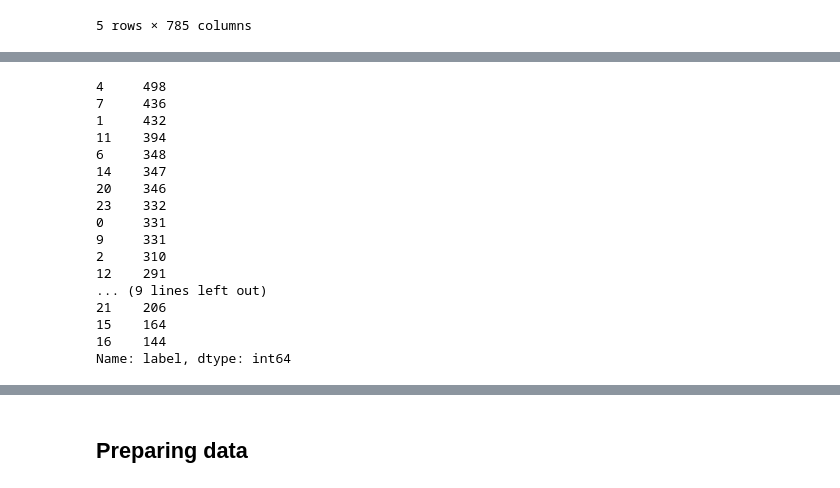
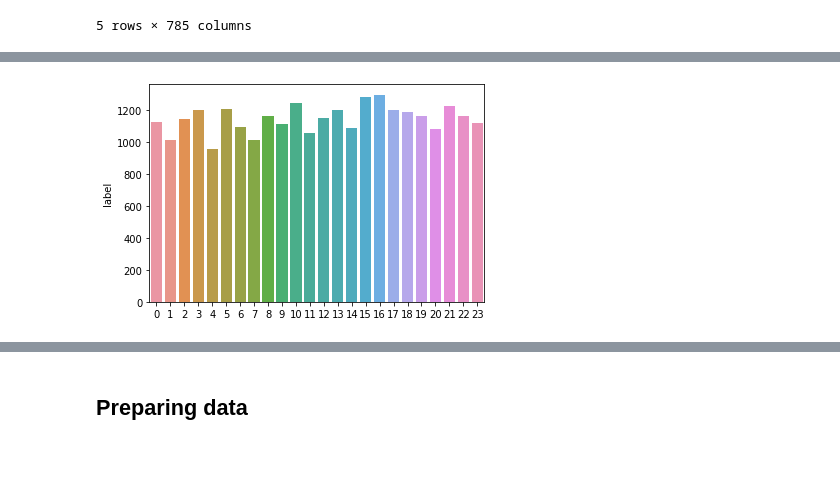
Before and after one commit to HuyenNguyenHelen/Computer-Vision-Pytorch, a Jupyter notebook: reproduced-submission/02_asl_pytorch.ipynb, the cells around one changed output, grey strips where cells are left out. Saved outputs shown, nothing was run; the diff lists cells and outputs as text; code cells hidden in the pictures; blank space fills up the shorter version.

```diff
--- a/reproduced-submission/02_asl_pytorch.ipynb
+++ b/reproduced-submission/02_asl_pytorch.ipynb
@@ -67,20 +50,5 @@ Name: label, dtype: int64
-# %%
-print(test_data['label'].value_counts())
-# %% [output]
-4     498
-7     436
-1     432
-11    394
-6     348
-14    347
-20    346
-23    332
-0     331
-9     331
-2     310
-12    291
-... (9 lines left out)
-21    206
-15    164
-16    144
-Name: label, dtype: int64
+# %%
+sns.barplot(x=train_data.label.value_counts().index, y=train_data.label.value_counts())
+plt.show()
+# %% [output]
+[figure, added]
```
Also changed, not shown: parts of 21 cells of this notebook, 5 other files.
